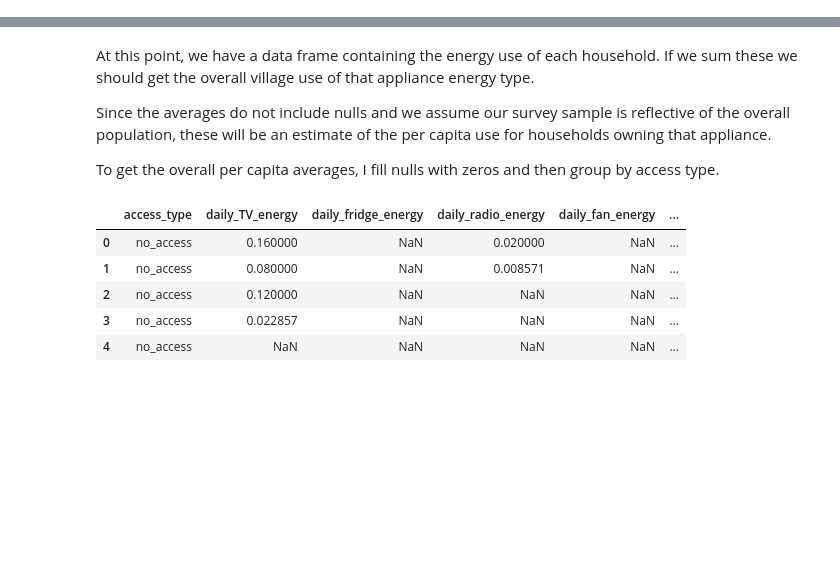
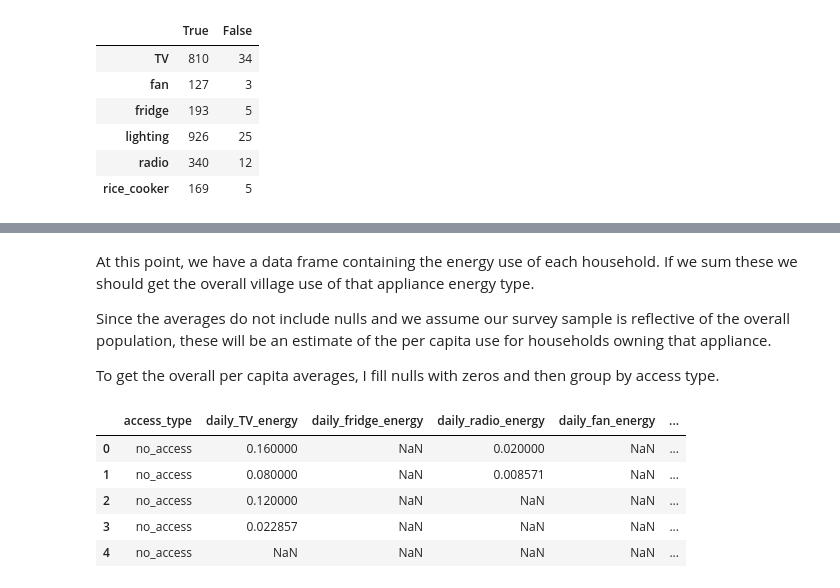
Before and after one commit to dsoto/WP17, a Jupyter notebook: figures/energy-by-end-use.ipynb, the cells around one changed output, grey strips where cells are left out. Saved outputs shown, nothing was run; the diff lists cells and outputs as text; code cells hidden in the pictures; blank space fills up the shorter version.

```diff
--- a/figures/energy-by-end-use.ipynb
+++ b/figures/energy-by-end-use.ipynb
@@ -22,0 +110,11 @@ survey['access_type'] = sti.access_type(survey)
+# %%
+use = pd.DataFrame(use_dict).T
+use
+# %% [output]
+|  | True | False |
+| TV | 810 | 34 |
+| fan | 127 | 3 |
+| fridge | 193 | 5 |
+| lighting | 926 | 25 |
+| radio | 340 | 12 |
+| rice_cooker | 169 | 5 |
```
Also changed, not shown: parts of 17 cells of this notebook.
